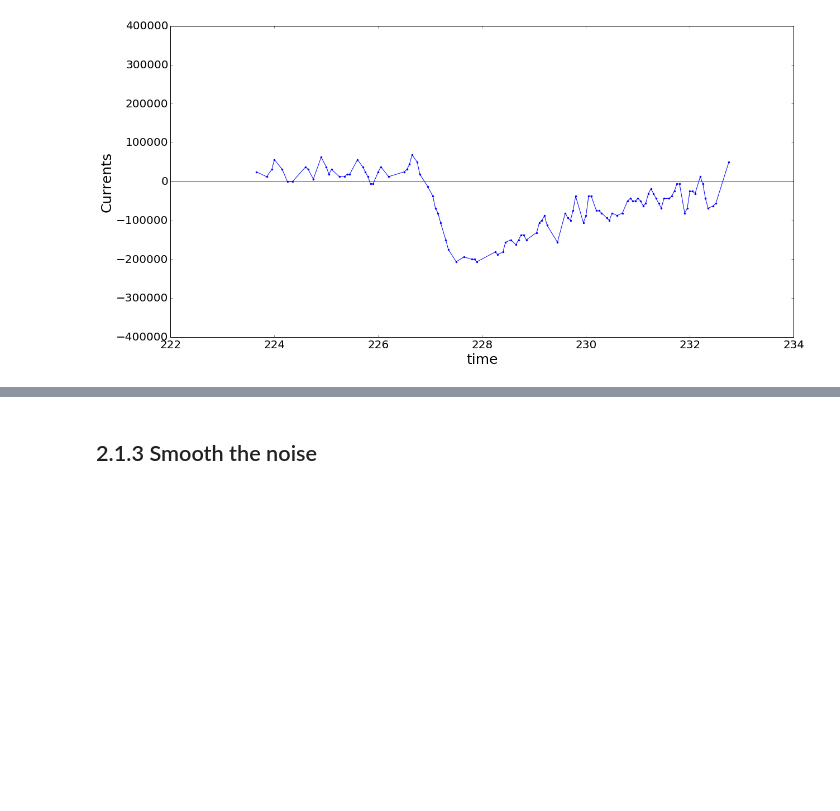
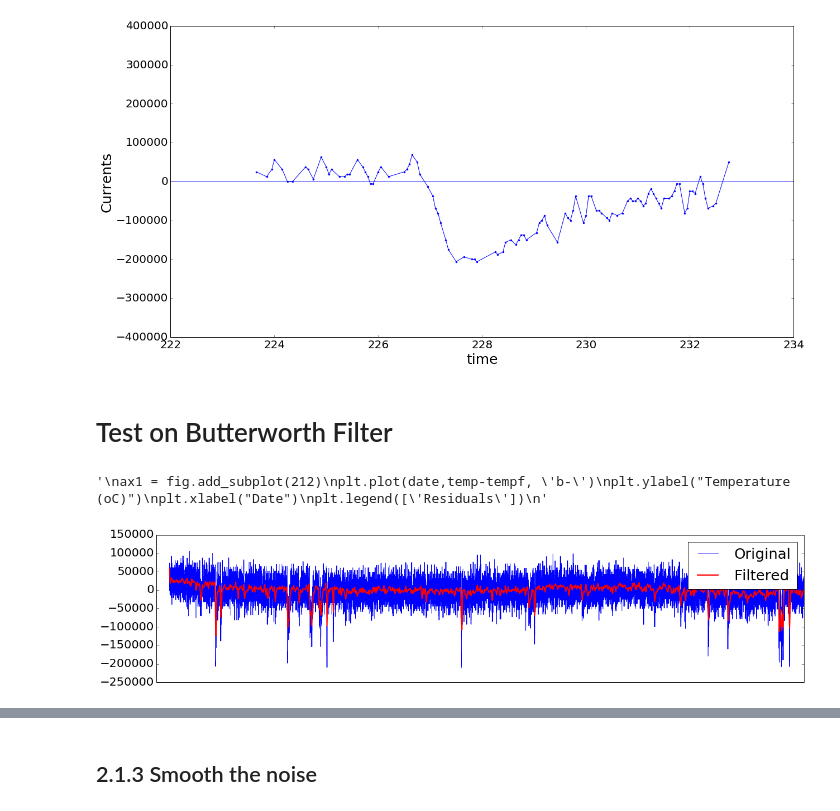
Before and after one commit to jamka1902/Python-Course, a Jupyter notebook: Data_analysis.ipynb, the cells around one changed output, grey strips where cells are left out. Cells and saved outputs as stored; diff of their text form; code cells hidden in the pictures; blank space fills up the shorter version.

```diff
--- a/Data_analysis.ipynb
+++ b/Data_analysis.ipynb
@@ -289,3 +291,35 @@ ax.set_ylabel('Currents')
 plt.show()
 # %% [output]
 [figure]
+# %% [markdown]
+# Test on Butterworth Filter
+# %%
+import scipy.signal as signal
+import matplotlib.pyplot as plt
+
+# First, design the Buterworth filter
+N  = 2    # Filter order
+Wn = 0.03 # Cutoff frequency
+B, A = signal.butter(N, Wn, output='ba')
+
+# Second, apply the filter
+tempf = signal.filtfilt(B,A, combinedData3[1])
+
+# Make plots
+fig = plt.figure()
+ax1 = fig.add_subplot(211)
+plt.plot(combinedData3[0],combinedData3[1], 'b-')
+plt.plot(combinedData3[0],tempf, 'r-',linewidth=2)
+plt.legend(['Original','Filtered'])
+plt.xlim(0,2500)
+ax1.axes.get_xaxis().set_visible(False)
+"""
+ax1 = fig.add_subplot(212)
+plt.plot(date,temp-tempf, 'b-')
+plt.ylabel("Temperature (oC)")
+plt.xlabel("Date")
+plt.legend(['Residuals'])
+"""
+# %% [output]
+'\nax1 = fig.add_subplot(212)\nplt.plot(date,temp-tempf, \'b-\')\nplt.ylabel("Temperature (oC)")\nplt.xlabel("Date")\nplt.legend([\'Residuals\'])\n'
+[figure, added]
```
Also changed, not shown: parts of 17 cells of this notebook, 2 other files.
